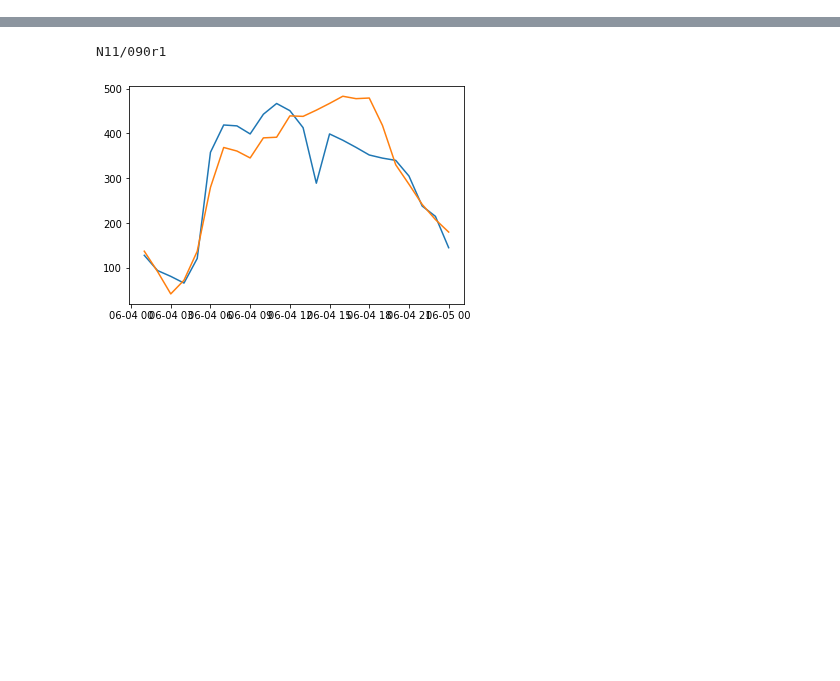
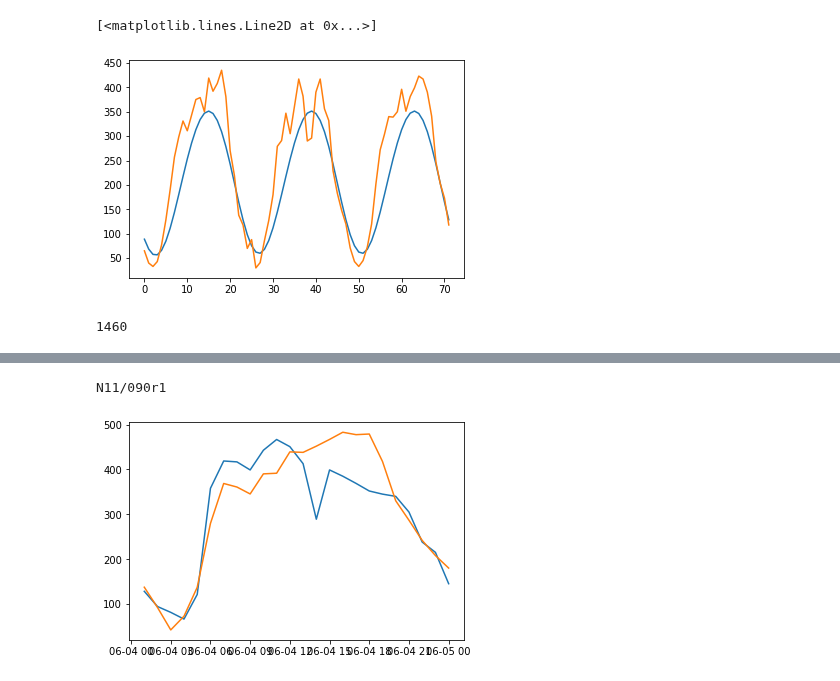
Before and after one commit to TeddyTW/SpatialScan, a Jupyter notebook: notebooks/Untitled.ipynb, the cells around one changed output, grey strips where cells are left out. Cells and saved outputs as stored; diff of their text form; code cells hidden in the pictures; blank space fills up the shorter version.

```diff
--- a/notebooks/Untitled.ipynb
+++ b/notebooks/Untitled.ipynb
@@ -48,0 +163,12 @@ CB_plot(Y)
+# %%
+y_mean, y_cov=gp2.predict(X_test, return_cov=True)
+# %%
+plt.plot(y_mean)
+plt.plot(y_test)
+# %% [output]
+[<matplotlib.lines.Line2D at 0x...>]
+[figure, added]
+# %%
+len(df_d["n_vehicles_in_interval"].to_numpy())
+# %% [output]
+1460
```
Also changed, not shown: parts of 27 cells of this notebook, 2 other files.
